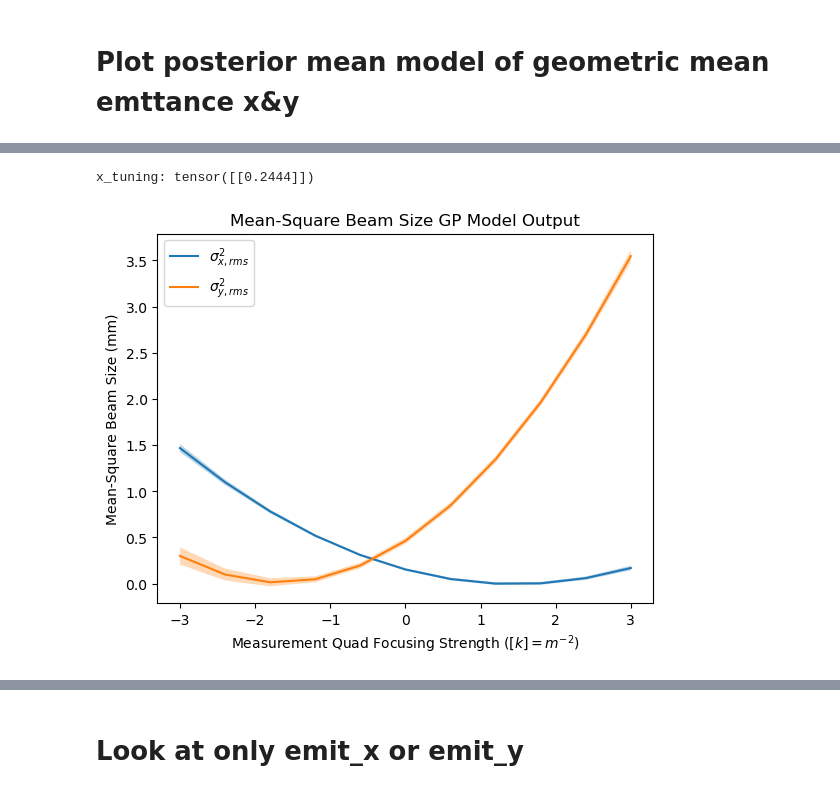
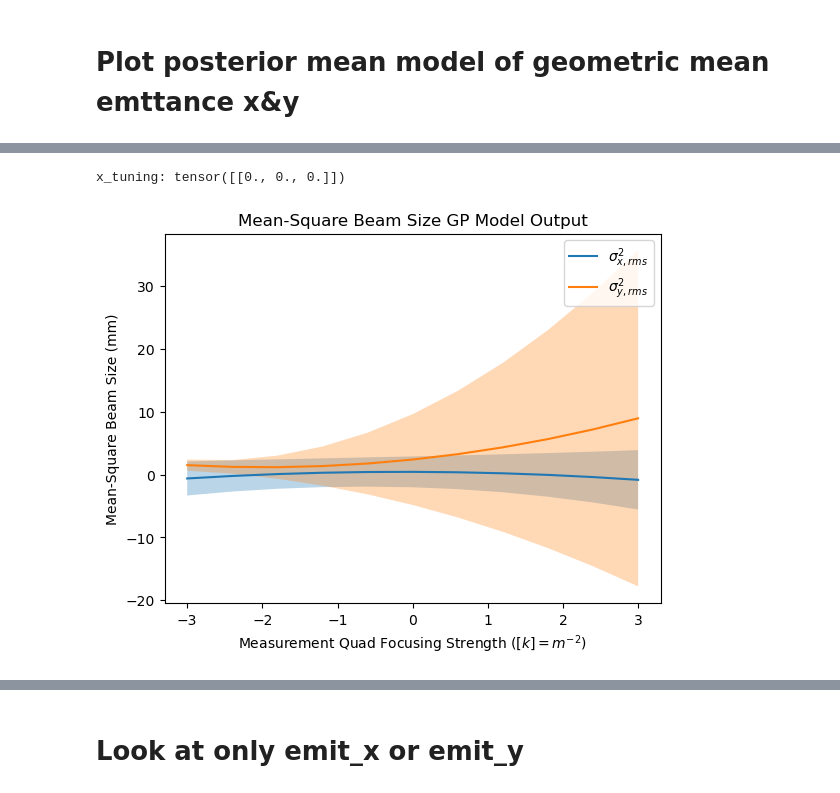
Before and after one commit to roussel-ryan/emitopt, a Jupyter notebook: examples/bax-emittance-xy-minimization-toy-model.ipynb, the cells around one changed output, grey strips where cells are left out. Cells and saved outputs as stored; diff of their text form; code cells hidden in the pictures.

```diff
--- a/examples/bax-emittance-xy-minimization-toy-model.ipynb
+++ b/examples/bax-emittance-xy-minimization-toy-model.ipynb
@@ -286,9 +296,9 @@ tensor([[0.2444]])
-# %%
-from emitopt.plotutils import plot_beam_size_squared_at_x_tuning
-plot_beam_size_squared_at_x_tuning(optimizer, x_tuning=X_tuned)
-# %% [output]
-x_tuning: tensor([[0.2444]])
-[figure, removed]
+# %%
+from emitopt.plotutils import plot_beam_size_squared_at_x_tuning
+plot_beam_size_squared_at_x_tuning(optimizer, x_tuning=torch.zeros(1,3))
+# %% [output]
+x_tuning: tensor([[0., 0., 0.]])
+[figure, added]
 # %%
 from emitopt.utils import get_valid_geo_mean_emittance_samples_thick_quad
 
```
Also changed, not shown: parts of 14 cells of this notebook, 10 other files.
